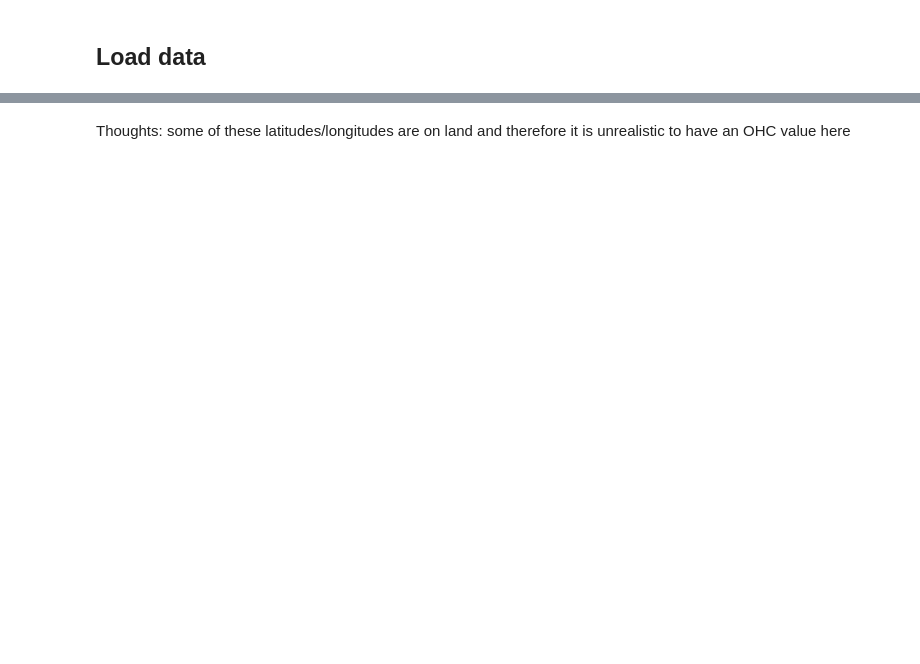
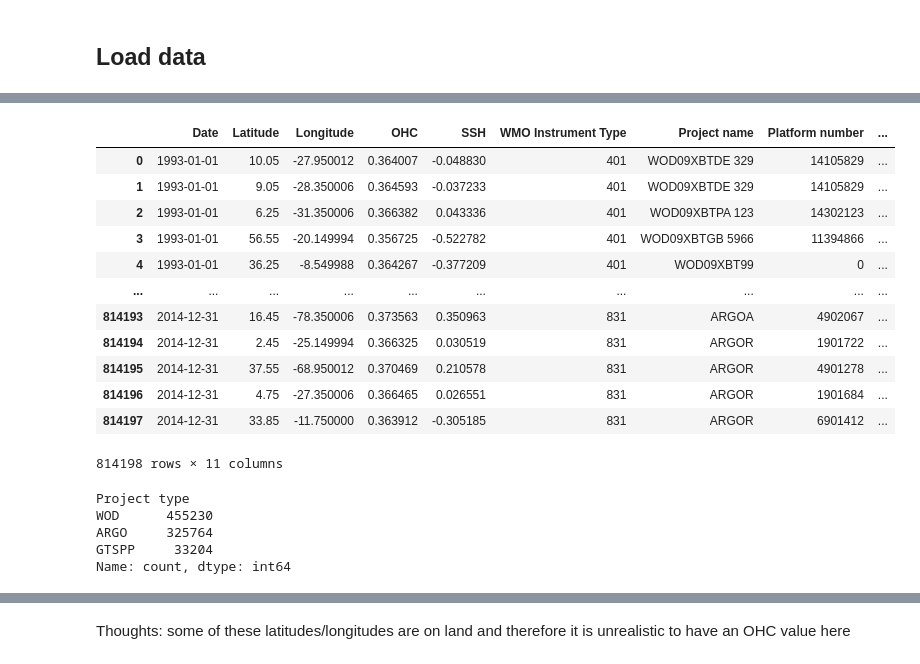
Before and after one commit to abbym-bristol/ME4OH_summer_project, a Jupyter notebook: EDA_svd.ipynb, the cells around one changed output, grey strips where cells are left out. Drawn from its saved outputs; the diff is of its cells as text; code cells hidden in the pictures; blank space fills up the shorter version.

```diff
--- a/EDA_svd.ipynb
+++ b/EDA_svd.ipynb
@@ -20,3 +41,34 @@ df
+# %%
+# Get project type
+project_type_list = []
+for name in df['Project name']:
+    for t in ['ARGO', 'ABSO', 'WOD', 'GTSPP']:
+        if t in name:
+            project_type_list.append(t)
+df['Project type'] = project_type_list
+df
+# %% [output]
+|  | Date | Latitude | Longitude | OHC | SSH | WMO Instrument Type | Project name | Platform number | ... |
+| 0 | 1993-01-01 | 10.05 | -27.950012 | 0.364007 | -0.048830 | 401 | WOD09XBTDE 329 | 14105829 | ... |
+| 1 | 1993-01-01 | 9.05 | -28.350006 | 0.364593 | -0.037233 | 401 | WOD09XBTDE 329 | 14105829 | ... |
+| 2 | 1993-01-01 | 6.25 | -31.350006 | 0.366382 | 0.043336 | 401 | WOD09XBTPA 123 | 14302123 | ... |
+| 3 | 1993-01-01 | 56.55 | -20.149994 | 0.356725 | -0.522782 | 401 | WOD09XBTGB 5966 | 11394866 | ... |
+| 4 | 1993-01-01 | 36.25 | -8.549988 | 0.364267 | -0.377209 | 401 | WOD09XBT99 | 0 | ... |
+| ... | ... | ... | ... | ... | ... | ... | ... | ... | ... |
+| 814193 | 2014-12-31 | 16.45 | -78.350006 | 0.373563 | 0.350963 | 831 | ARGOA | 4902067 | ... |
+| 814194 | 2014-12-31 | 2.45 | -25.149994 | 0.366325 | 0.030519 | 831 | ARGOR | 1901722 | ... |
+| 814195 | 2014-12-31 | 37.55 | -68.950012 | 0.370469 | 0.210578 | 831 | ARGOR | 4901278 | ... |
+| 814196 | 2014-12-31 | 4.75 | -27.350006 | 0.366465 | 0.026551 | 831 | ARGOR | 1901684 | ... |
+| 814197 | 2014-12-31 | 33.85 | -11.750000 | 0.363912 | -0.305185 | 831 | ARGOR | 6901412 | ... |
+814198 rows × 11 columns
+# %%
+df['Project type'].value_counts()
+# %% [output]
+Project type
+WOD      455230
+ARGO     325764
+GTSPP     33204
+Name: count, dtype: int64
 # %%
 # Filter for a single month
 df = df[df["year_month"]=="1993-01"]
```
Also changed, not shown: parts of 27 cells of this notebook.
